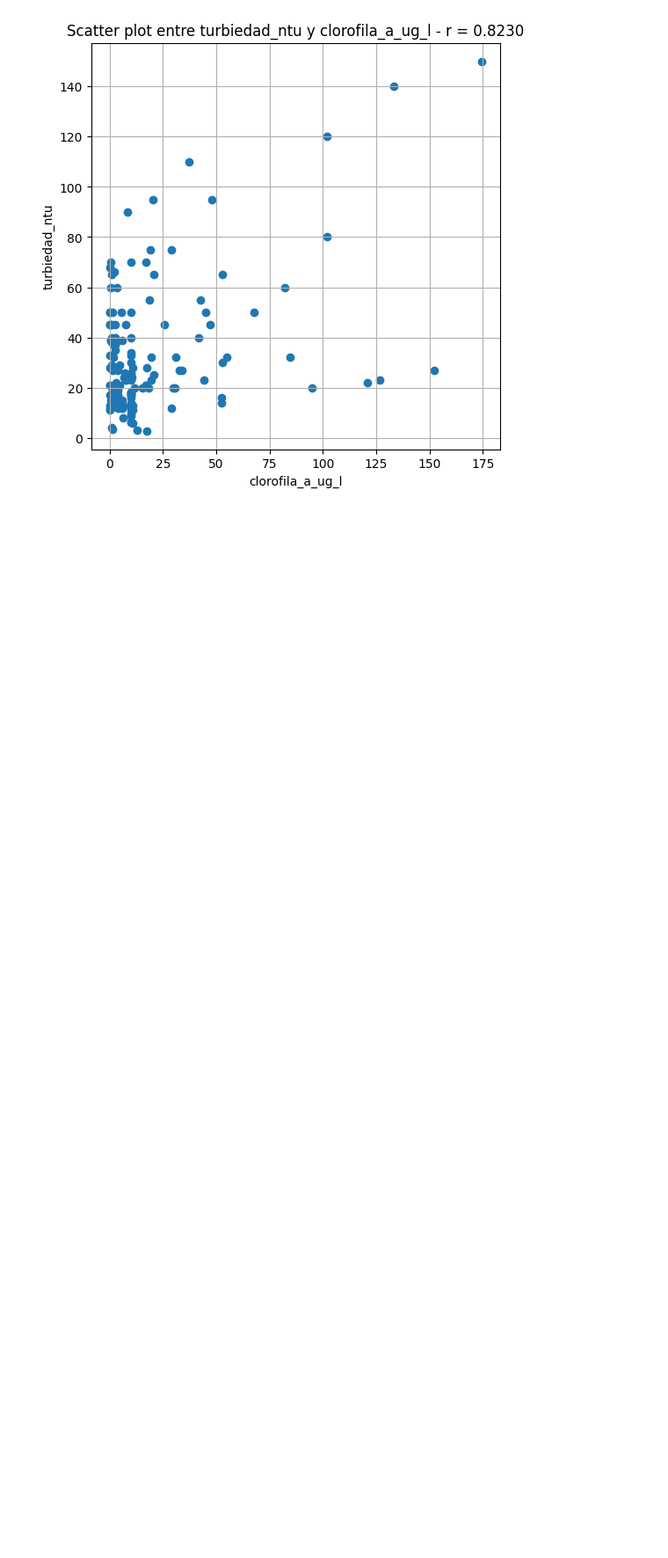
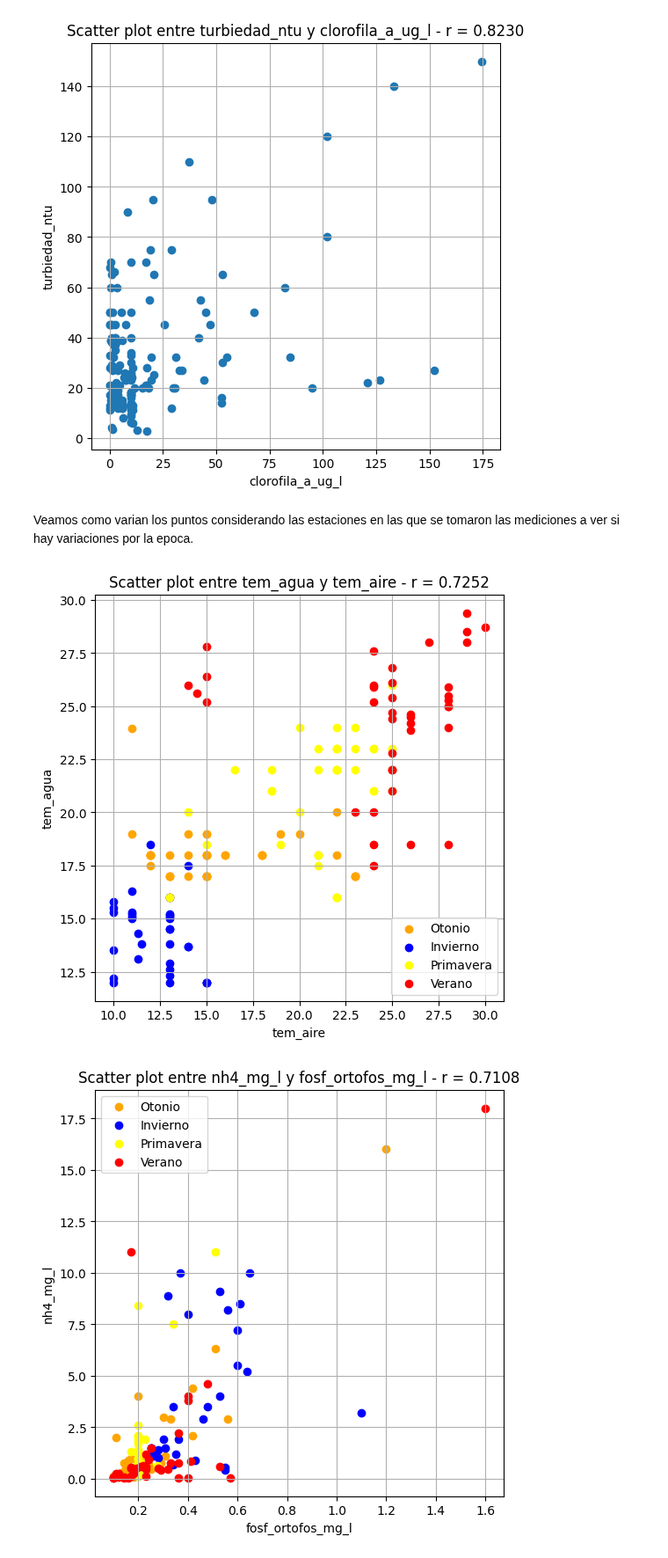
Before and after one commit to MaximoReynoso/TrabajoEspecial, a Jupyter notebook: TrabajoEspecial.ipynb, the cells around one changed output. Shown at 88% size. Cells and saved outputs as stored; diff of their text form; code cells hidden in the pictures; blank space fills up the shorter version.

```diff
--- a/TrabajoEspecial.ipynb
+++ b/TrabajoEspecial.ipynb
@@ -174,10 +174,10 @@ preprocessed_dataset[columnas_totales] = dataset_imputado
 Veamos las correlaciones entre los datos ya preprocesados, a ver si vemos algo que supera nuestra regla del pulgar de 0.7 en coeficiente de correlacion (numero elegido por conveniencia). Para estas correlaciones los stios y fechas no los consideramos al no ser valores numericos.
 # %%
 cosas = ['sitios','fecha']
-preprocessed_dataset_a = preprocessed_dataset.drop(cosas, axis = 1)
-preprocessed_dataset_a = preprocessed_dataset_a.drop(columnas_cualitativas, axis = 1)
+preprocessed_dataset_fijarse = preprocessed_dataset.drop(cosas, axis = 1)
+preprocessed_dataset_fijarse = preprocessed_dataset_fijarse.drop(columnas_cualitativas, axis = 1)
 
-correlation_matrix = preprocessed_dataset_a.corr()
+correlation_matrix = preprocessed_dataset_fijarse.corr()
 
 import seaborn as sns
 import matplotlib.pyplot as plt
@@ -217,7 +217,7 @@ for i, col in enumerate(correlation_matrix_umbralizada.columns):
       correlation = correlation_matrix.loc[row, col]
       # representamos en un scatter plot cuadrado los valores de ambas variables
       plt.figure(figsize=(6, 6))
-      plt.scatter(preprocessed_dataset[row], preprocessed_dataset[col])
+      plt.scatter(preprocessed_dataset_fijarse[row], preprocessed_dataset_fijarse[col])
       # y lo mostramos bonito
       plt.title(f"Scatter plot entre {col} y {row} - r = {correlation:.4f}")
       plt.xlabel(row)
@@ -253,0 +234,2 @@ Vemos un claro outlier que tiene una concentracion de 740 de clorofila
+# %%
+preprocessed_dataset_fijarse = preprocessed_dataset_fijarse[preprocessed_dataset_fijarse['clorofila_a_ug_l']<740]
@@ -254,6 +238,4 @@ Vemos un claro outlier que tiene una concentracion de 740 de clorofila
 # %%
-preprocessed_dataset = preprocessed_dataset.drop(preprocessed_dataset[preprocessed_dataset['clorofila_a_ug_l']> 700].index)
-
 # iteramos por cada una de las columnas
 for i, col in enumerate(correlation_matrix_umbralizada.columns):
   # y por cada una de las filas (para eso usamos el índice)
@@ -266,7 +248,7 @@ for i, col in enumerate(correlation_matrix_umbralizada.columns):
       correlation = correlation_matrix.loc[row, col]
       # representamos en un scatter plot cuadrado los valores de ambas variables
       plt.figure(figsize=(6, 6))
-      plt.scatter(preprocessed_dataset[row], preprocessed_dataset[col])
+      plt.scatter(preprocessed_dataset_fijarse[row], preprocessed_dataset_fijarse[col])
       # y lo mostramos bonito
       plt.title(f"Scatter plot entre {col} y {row} - r = {correlation:.4f}")
       plt.xlabel(row)
@@ -278,3 +260,43 @@ for i, col in enumerate(correlation_matrix_umbralizada.columns):
 [figure]
 [figure]
 [figure]
+# %% [markdown]
+Veamos como varian los puntos considerando las estaciones en las que se tomaron las mediciones a ver si hay variaciones por la epoca.
+# %%
+preprocessed_dataset['campaña'].describe()
+
+preprocessed_dataset = preprocessed_dataset[preprocessed_dataset['clorofila_a_ug_l']<740]
+
+camp_verano = preprocessed_dataset[preprocessed_dataset["campaña"] == 0]
+camp_otonio = preprocessed_dataset[preprocessed_dataset["campaña"] == 1]
+camp_invierno = preprocessed_dataset[preprocessed_dataset["campaña"] == 2]
+camp_primavera = preprocessed_dataset[preprocessed_dataset["campaña"] == 3]
+
+# iteramos por cada una de las columnas
+for i, col in enumerate(correlation_matrix_umbralizada.columns):
+  # y por cada una de las filas (para eso usamos el índice)
+  for j in range(i,len(correlation_matrix_umbralizada.index)):
+    # extraemos el nombre de la fila en la que estamos
+    row = correlation_matrix_umbralizada.index[j]
+    # si en esa posición tenemos un True en la matriz umbralizada
+    if correlation_matrix_umbralizada.loc[row, col]:
+      # nos traemos el valor de esa correlación
+      correlation = correlation_matrix.loc[row, col]
+      # representamos en un scatter plot cuadrado los valores de ambas variables
+      plt.figure(figsize=(6, 6))
+
+      plt.scatter(camp_otonio[row], camp_otonio[col], color="orange", label="Otonio")
+      plt.scatter(camp_invierno[row], camp_invierno[col], color="blue", label="Invierno")
+      plt.scatter(camp_primavera[row], camp_primavera[col], color="yellow", label="Primavera")
+      plt.scatter(camp_verano[row], camp_verano[col], color="red", label="Verano")
+
+      plt.legend()
+      # y lo mostramos bonito
+      plt.title(f"Scatter plot entre {col} y {row} - r = {correlation:.4f}")
+      plt.xlabel(row)
+      plt.ylabel(col)
+      plt.grid(True)
+      plt.show()
+# %% [output]
+[figure, added]
+[figure, added]
```
Also changed, not shown: parts of 9 cells of this notebook.
